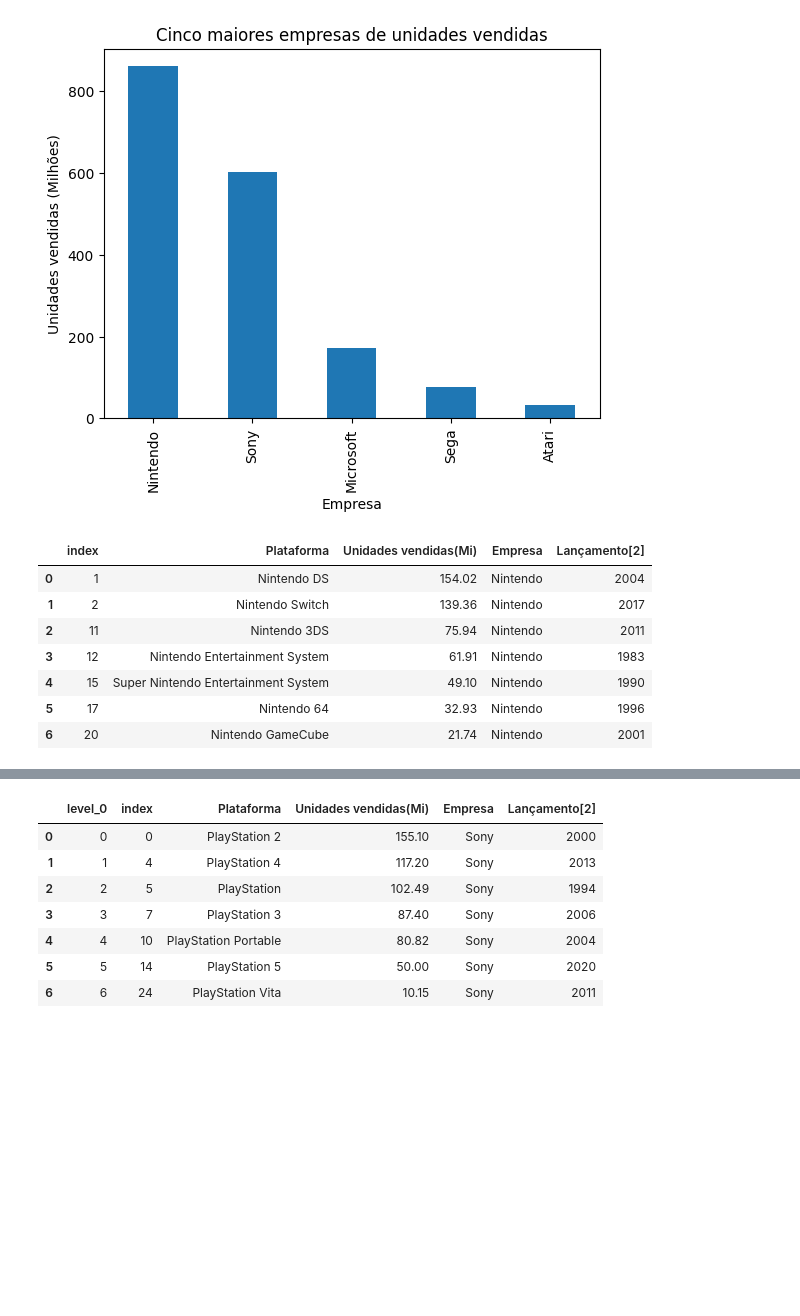
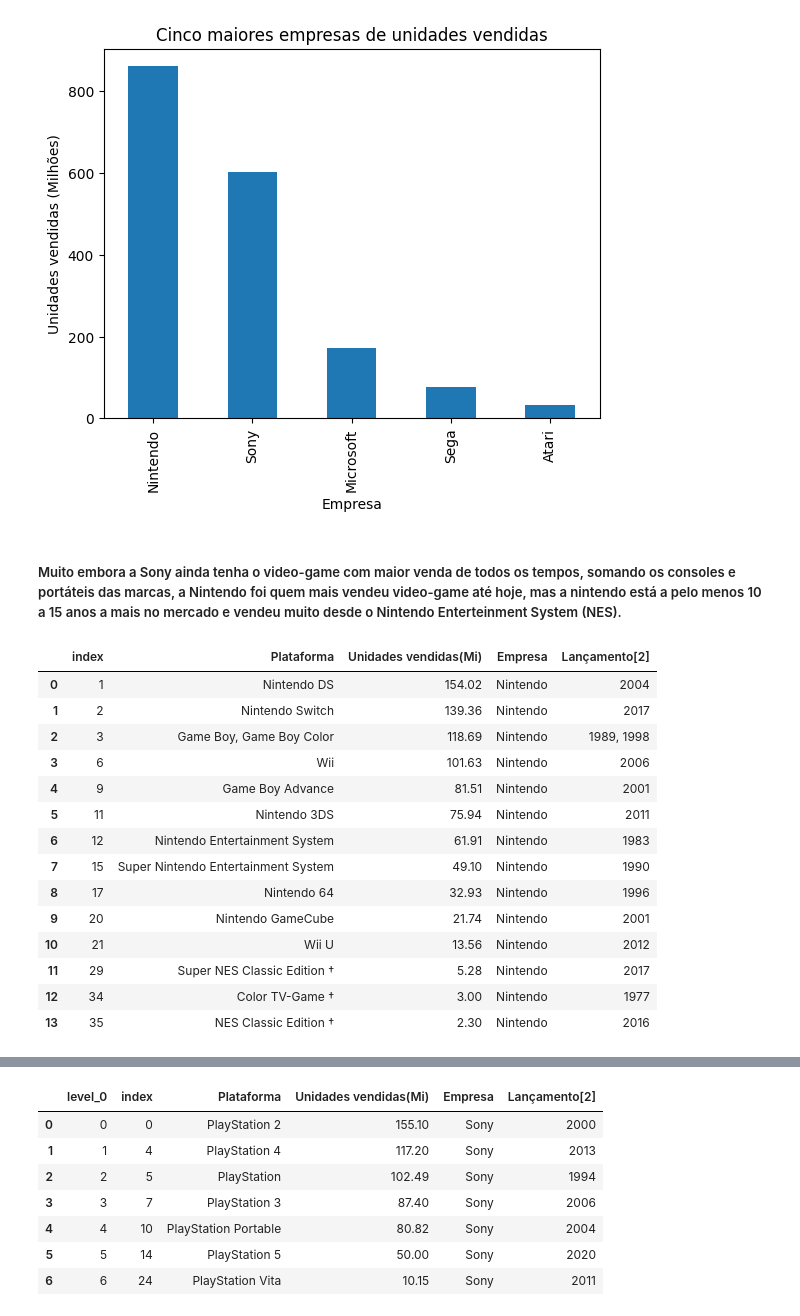
Before and after one commit to LeMorelli-py/Analise-de-dados---Video-games, a Jupyter notebook: main.ipynb, the cells around one changed output, grey strips where cells are left out. Saved outputs shown, nothing was run; the diff lists cells and outputs as text; code cells hidden in the pictures; blank space fills up the shorter version.

```diff
--- a/main.ipynb
+++ b/main.ipynb
@@ -289,19 +291,28 @@ plt.title('Cinco maiores empresas de unidades vendidas')
 plt.show()
 # %% [output]
 [figure]
+# %% [markdown]
+##### Muito embora a Sony ainda tenha o video-game com maior venda de todos os tempos, somando os consoles e portáteis das marcas, a Nintendo foi quem mais vendeu video-game até hoje, mas a nintendo está a pelo menos 10 a 15 anos a mais no mercado e vendeu muito desde o Nintendo Enterteinment System (NES).
 # %%
-df_nintendo = df_consoles[df_consoles['Plataforma'].str.contains('Nintendo')]
+df_nintendo = df_consoles[df_consoles['Empresa'].str.contains('Nintendo')]
 df_nintendo = df_nintendo.sort_values(by='Unidades vendidas(Mi)', ascending=False).reset_index()
 df_nintendo
 # %% [output]
 |  | index | Plataforma | Unidades vendidas(Mi) | Empresa | Lançamento[2] |
 | 0 | 1 | Nintendo DS | 154.02 | Nintendo | 2004 |
 | 1 | 2 | Nintendo Switch | 139.36 | Nintendo | 2017 |
-| 2 | 11 | Nintendo 3DS | 75.94 | Nintendo | 2011 |
-| 3 | 12 | Nintendo Entertainment System | 61.91 | Nintendo | 1983 |
-| 4 | 15 | Super Nintendo Entertainment System | 49.10 | Nintendo | 1990 |
-| 5 | 17 | Nintendo 64 | 32.93 | Nintendo | 1996 |
-| 6 | 20 | Nintendo GameCube | 21.74 | Nintendo | 2001 |
+| 2 | 3 | Game Boy, Game Boy Color | 118.69 | Nintendo | 1989, 1998 |
+| 3 | 6 | Wii | 101.63 | Nintendo | 2006 |
+| 4 | 9 | Game Boy Advance | 81.51 | Nintendo | 2001 |
+| 5 | 11 | Nintendo 3DS | 75.94 | Nintendo | 2011 |
+| 6 | 12 | Nintendo Entertainment System | 61.91 | Nintendo | 1983 |
+| 7 | 15 | Super Nintendo Entertainment System | 49.10 | Nintendo | 1990 |
+| 8 | 17 | Nintendo 64 | 32.93 | Nintendo | 1996 |
+| 9 | 20 | Nintendo GameCube | 21.74 | Nintendo | 2001 |
+| 10 | 21 | Wii U | 13.56 | Nintendo | 2012 |
+| 11 | 29 | Super NES Classic Edition † | 5.28 | Nintendo | 2017 |
+| 12 | 34 | Color TV-Game † | 3.00 | Nintendo | 1977 |
+| 13 | 35 | NES Classic Edition † | 2.30 | Nintendo | 2016 |
 # %%
 sns.barplot(x='Unidades vendidas(Mi)', y='Plataforma', data=df_nintendo, palette='viridis')
 # %% [output]
```
Also changed, not shown: parts of 34 cells of this notebook, 1 other file.
